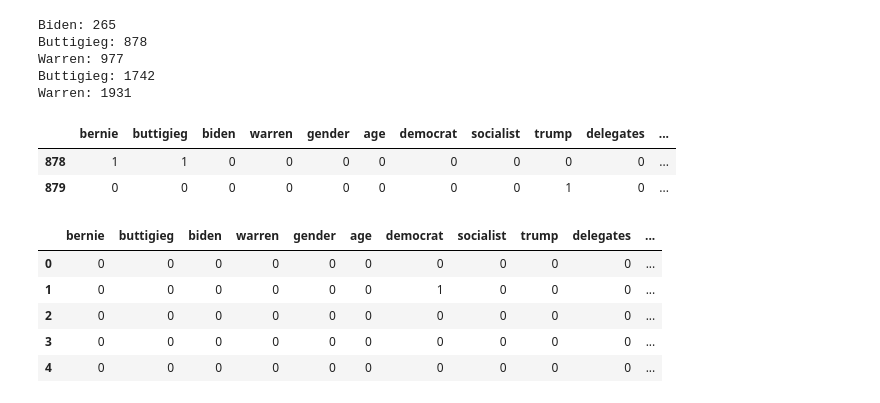
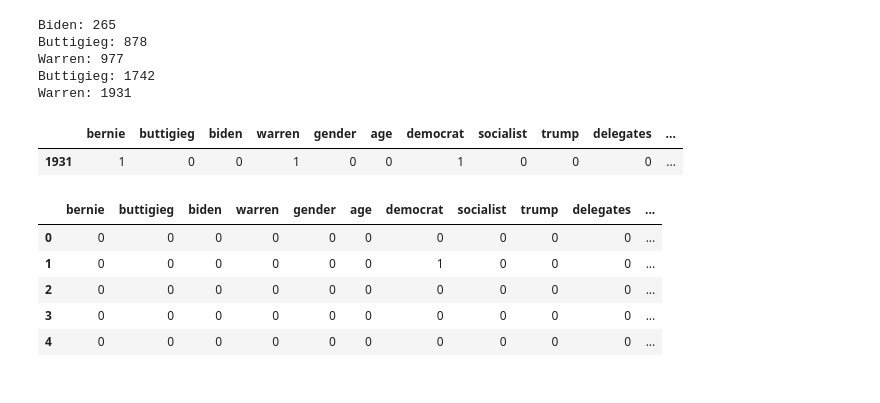
Before and after one commit to alexisophiek/Final_Project, a Jupyter notebook: akozak_KMMatrix.ipynb, the cells around one changed output. Drawn from its saved outputs; the diff is of its cells as text; code cells hidden in the pictures.

```diff
--- a/akozak_KMMatrix.ipynb
+++ b/akozak_KMMatrix.ipynb
@@ -70,8 +70,8 @@ for tweet in cleaned:
     delegates.append(result(tweet.lower(),["delegate","delegates"]))
     trump.append(result(tweet.lower(),["trump","donald","donald trump","donaldtrump","donald j. trump","don"]))
     socialist.append(result(tweet.lower(),["socialist","socialism","far-left","left-extremist", "extreme left"]))
-    democrat.append(result(tweet.lower(),["democrat","democratic"]))
-    age.append(result(tweet.lower(),["old","aging","grandpa"]))
+    democrat.append(result(tweet.lower(),["democrat","democratic","blue","bluestate", "blue state", "blue states"]))
+    age.append(result(tweet.lower(),["old","aging","grandpa","geriatric","uncle","age"]))
     gender.append(result(tweet.lower(),["female","woman","girl","lady","women"]))
     warren.append(result(tweet.lower(),["warren",'elizabeth',"elizabethwarren","elizabeth warren"]))
     biden.append(result(tweet.lower(),["biden","joe","joebiden","joe biden"]))
@@ -150,11 +174,10 @@ Warren: 977
 Buttigieg: 1742
 Warren: 1931
 # %%
-data.iloc[878:880]
+data.iloc[1931:1932]
 # %% [output]
 |  | bernie | buttigieg | biden | warren | gender | age | democrat | socialist | trump | delegates | ... |
-| 878 | 1 | 1 | 0 | 0 | 0 | 0 | 0 | 0 | 0 | 0 | ... |
-| 879 | 0 | 0 | 0 | 0 | 0 | 0 | 0 | 0 | 1 | 0 | ... |
+| 1931 | 1 | 0 | 0 | 1 | 0 | 0 | 1 | 0 | 0 | 0 | ... |
 # %%
 data_results = data.copy()
 data_results['cluster'] = kmeans.predict(data).tolist()
```
Also changed, not shown: parts of 5 cells of this notebook, 7 other files.
